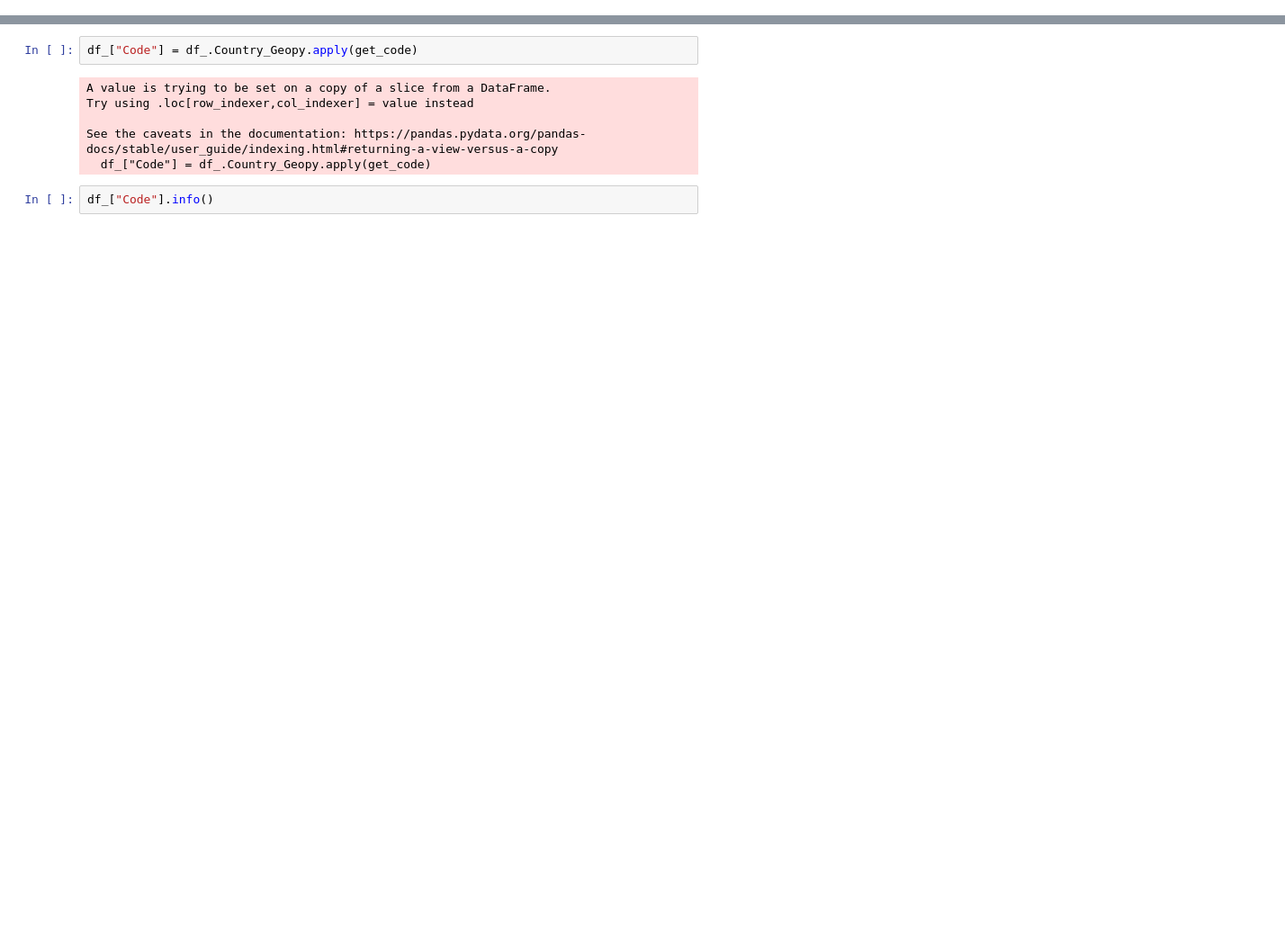
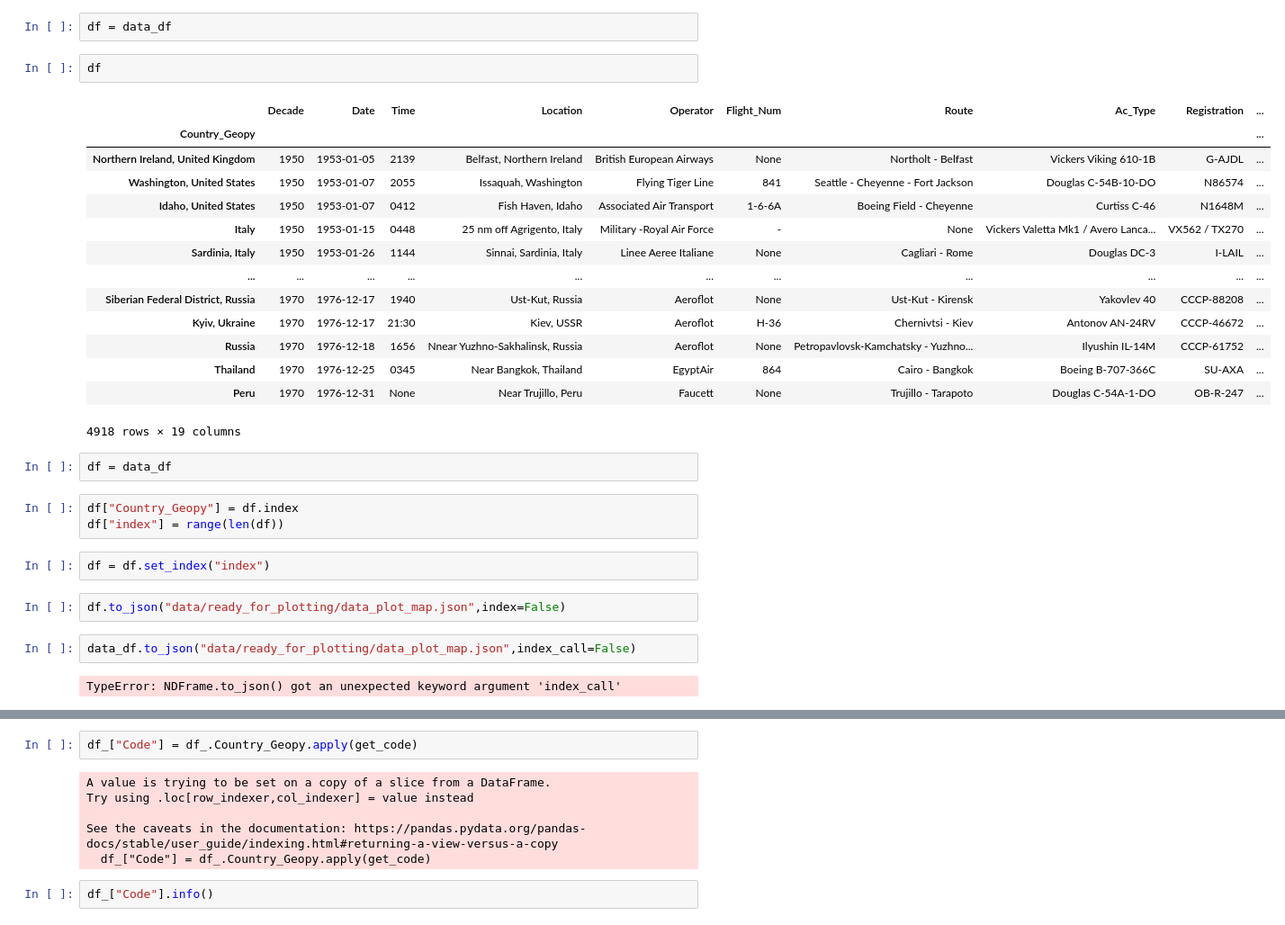
Before and after one commit to tonderai-m/Airplane, a Jupyter notebook: part_06.Geolocation_Geopy.Combine.ipynb, the cells around one changed output, grey strips where cells are left out. Shown at 90% size. Drawn from its saved outputs; the diff is of its cells as text; blank space fills up the shorter version.

```diff
--- a/part_06.Geolocation_Geopy.Combine.ipynb
+++ b/part_06.Geolocation_Geopy.Combine.ipynb
@@ -90,0 +90,32 @@ def get_code(x):
+# %%
+df = data_df
+# %%
+df
+# %% [output]
+|  | Decade | Date | Time | Location | Operator | Flight_Num | Route | Ac_Type | Registration | ... |
+| Country_Geopy |  |  |  |  |  |  |  |  |  | ... |
+| Northern Ireland, United Kingdom | 1950 | 1953-01-05 | 2139 | Belfast, Northern Ireland | British European Airways | None | Northolt - Belfast | Vickers Viking 610-1B | G-AJDL | ... |
+| Washington, United States | 1950 | 1953-01-07 | 2055 | Issaquah, Washington | Flying Tiger Line | 841 | Seattle - Cheyenne - Fort Jackson | Douglas C-54B-10-DO | N86574 | ... |
+| Idaho, United States | 1950 | 1953-01-07 | 0412 | Fish Haven, Idaho | Associated Air Transport | 1-6-6A | Boeing Field - Cheyenne | Curtiss C-46 | N1648M | ... |
+| Italy | 1950 | 1953-01-15 | 0448 | 25 nm off Agrigento, Italy | Military -Royal Air Force | - | None | Vickers Valetta Mk1 / Avero Lanca... | VX562 / TX270 | ... |
+| Sardinia, Italy | 1950 | 1953-01-26 | 1144 | Sinnai, Sardinia, Italy | Linee Aeree Italiane | None | Cagliari - Rome | Douglas DC-3 | I-LAIL | ... |
+| ... | ... | ... | ... | ... | ... | ... | ... | ... | ... | ... |
+| Siberian Federal District, Russia | 1970 | 1976-12-17 | 1940 | Ust-Kut, Russia | Aeroflot | None | Ust-Kut - Kirensk | Yakovlev 40 | CCCP-88208 | ... |
+| Kyiv, Ukraine | 1970 | 1976-12-17 | 21:30 | Kiev, USSR | Aeroflot | H-36 | Chernivtsi - Kiev | Antonov AN-24RV | CCCP-46672 | ... |
+| Russia | 1970 | 1976-12-18 | 1656 | Nnear Yuzhno-Sakhalinsk, Russia | Aeroflot | None | Petropavlovsk-Kamchatsky - Yuzhno... | Ilyushin IL-14M | CCCP-61752 | ... |
+| Thailand | 1970 | 1976-12-25 | 0345 | Near Bangkok, Thailand | EgyptAir | 864 | Cairo - Bangkok | Boeing B-707-366C | SU-AXA | ... |
+| Peru | 1970 | 1976-12-31 | None | Near Trujillo, Peru | Faucett | None | Trujillo - Tarapoto | Douglas C-54A-1-DO | OB-R-247 | ... |
+4918 rows × 19 columns
+# %%
+df = data_df
+# %%
+df["Country_Geopy"] = df.index
+df["index"] = range(len(df))
+# %%
+df = df.set_index("index")
+# %%
+df.to_json("data/ready_for_plotting/data_plot_map.json",index=False)
+# %%
+data_df.to_json("data/ready_for_plotting/data_plot_map.json",index_call=False)
+# %% [output]
+TypeError: NDFrame.to_json() got an unexpected keyword argument 'index_call'
```
Also changed, not shown: parts of 55 cells of this notebook, 11 other files.
